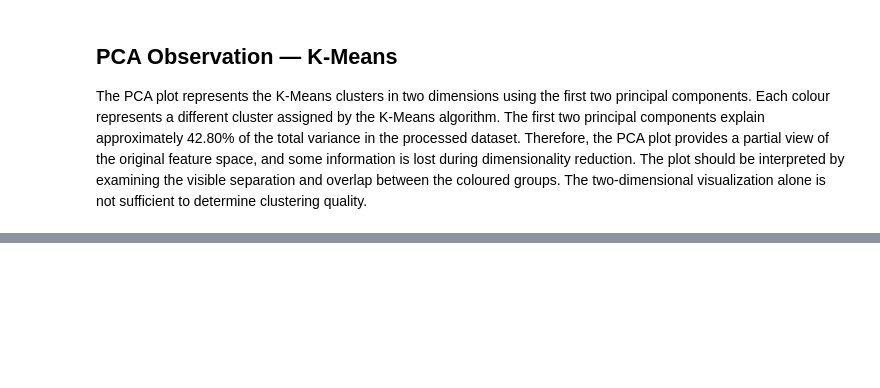
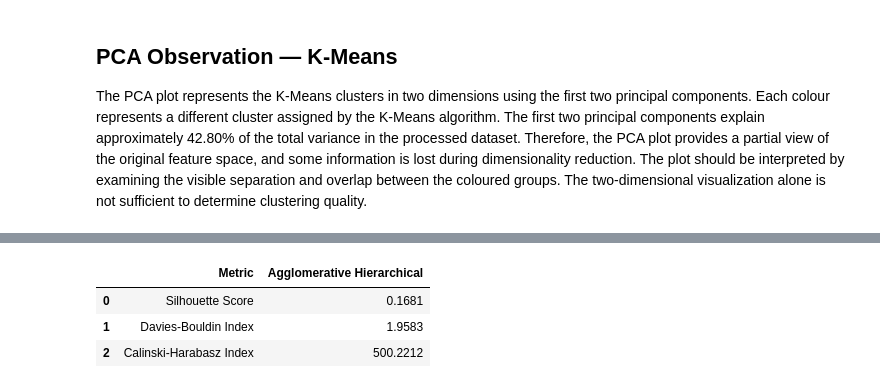
Before and after one commit to Anuja1307/ML_Capstone_Project, a Jupyter notebook: notebooks/clustering.ipynb, the cells around one changed output, grey strips where cells are left out. Cells and saved outputs as stored; diff of their text form; code cells hidden in the pictures; blank space fills up the shorter version.

```diff
--- a/notebooks/clustering.ipynb
+++ b/notebooks/clustering.ipynb
@@ -564,0 +692,12 @@ The plot should be interpreted by examining the visible separation and overlap b
+# %%
+agg_model = AgglomerativeClustering(
+    n_clusters=K,
+    linkage="ward"
+)
+
+agg_labels = agg_model.fit_predict(
+    X_cluster
+)
+
+print("Agglomerative Hierarchical Clustering completed.")
+print("Number of clusters:", K)
@@ -564,0 +712,35 @@ The plot should be interpreted by examining the visible separation and overlap b
+# %%
+agg_silhouette = silhouette_score(
+    X_cluster,
+    agg_labels
+)
+
+agg_db = davies_bouldin_score(
+    X_cluster,
+    agg_labels
+)
+
+agg_ch = calinski_harabasz_score(
+    X_cluster,
+    agg_labels
+)
+
+agg_metrics = pd.DataFrame({
+    "Metric": [
+        "Silhouette Score",
+        "Davies-Bouldin Index",
+        "Calinski-Harabasz Index"
+    ],
+    "Agglomerative Hierarchical": [
+        agg_silhouette,
+        agg_db,
+        agg_ch
+    ]
+})
+
+display(agg_metrics.round(4))
+# %% [output]
+|  | Metric | Agglomerative Hierarchical |
+| 0 | Silhouette Score | 0.1681 |
+| 1 | Davies-Bouldin Index | 1.9583 |
+| 2 | Calinski-Harabasz Index | 500.2212 |
```
Also changed, not shown: parts of 9 cells of this notebook.
